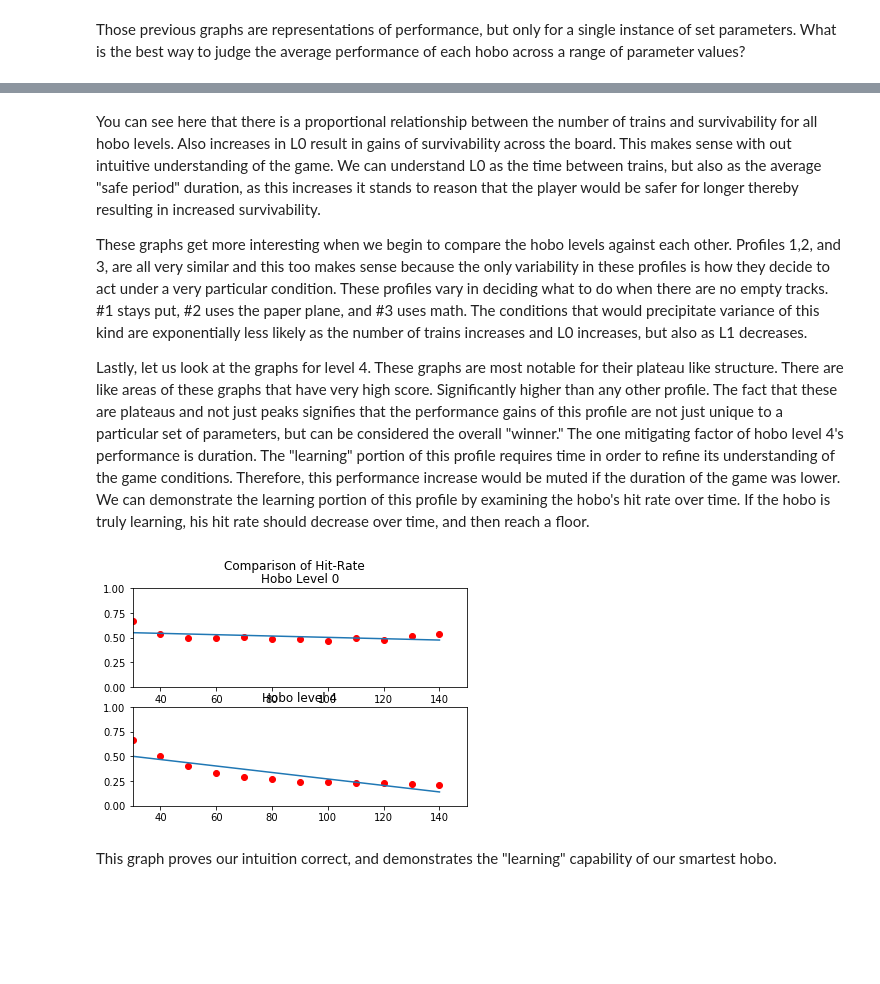
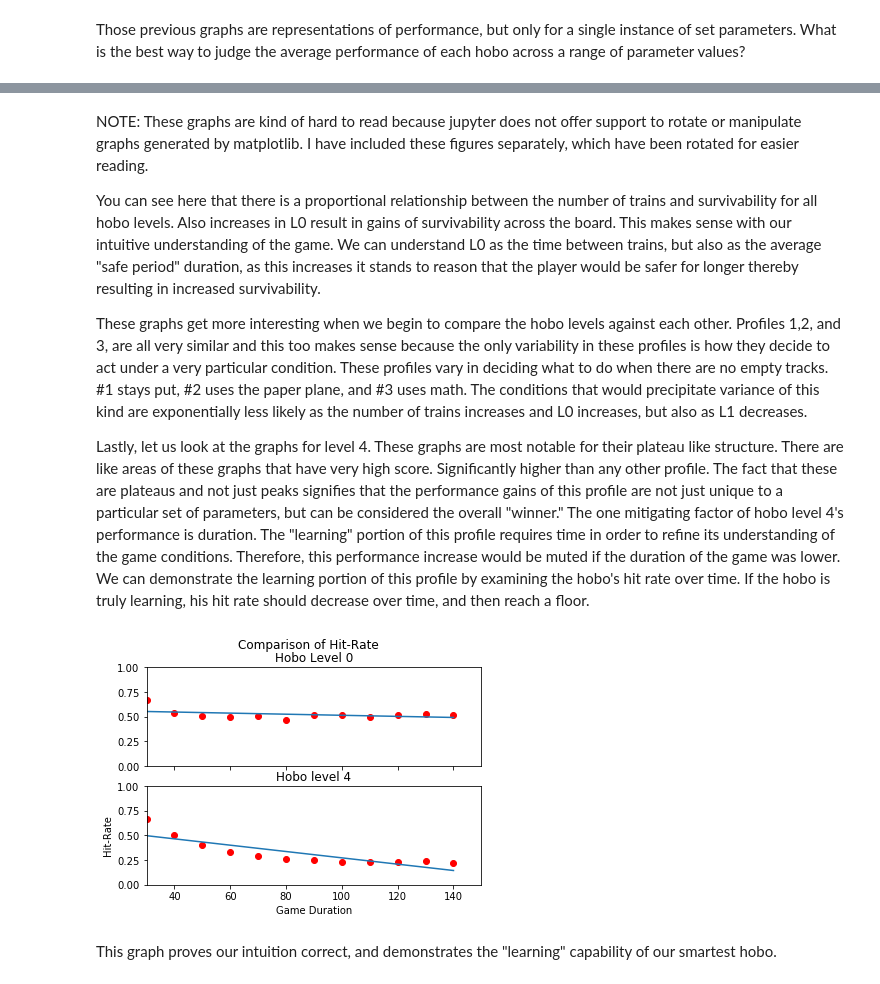
Before and after one commit to OneHandKlap/CPS406---Hobos, a Jupyter notebook: HogwartsHobos.ipynb, the cells around one changed output, grey strips where cells are left out. Drawn from its saved outputs; the diff is of its cells as text; code cells hidden in the pictures; blank space fills up the shorter version.

Commit message:
jupyter touch up

```diff
--- a/HogwartsHobos.ipynb
+++ b/HogwartsHobos.ipynb
@@ -535,5 +539,7 @@ for hoboLevel in range(5):
 # %% [markdown]
-You can see here that there is a proportional relationship between the number of trains and survivability for all hobo levels. Also increases in L0 result in gains of survivability across the board. This makes sense with out intuitive understanding of the game. We can understand L0 as the time between trains, but also as the average "safe period" duration, as this increases it stands to reason that the player would be safer for longer thereby resulting in increased survivability.
+NOTE: These graphs are kind of hard to read because jupyter does not offer support to rotate or manipulate graphs generated by matplotlib. I have included these figures separately, which have been rotated for easier reading.
+
+You can see here that there is a proportional relationship between the number of trains and survivability for all hobo levels. Also increases in L0 result in gains of survivability across the board. This makes sense with our intuitive understanding of the game. We can understand L0 as the time between trains, but also as the average "safe period" duration, as this increases it stands to reason that the player would be safer for longer thereby resulting in increased survivability.
 
 These graphs get more interesting when we begin to compare the hobo levels against each other. Profiles 1,2, and 3, are all very similar and this too makes sense because the only variability in these profiles is how they decide to act under a very particular condition. These profiles vary in deciding what to do when there are no empty tracks. #1 stays put, #2 uses the paper plane, and #3 uses math. The conditions that would precipitate variance of this kind are exponentially less likely as the number of trains increases and L0 increases, but also as L1 decreases.
 
@@ -542,36 +548,38 @@ Lastly, let us look at the graphs for level 4. These graphs are most notable for
 from numpy.polynomial.polynomial import polyfit
 results0=[]
 results4=[]
 x=[]
 for i in range (30,150,10):
     x.append(i)
     meanResult0=[]
     meanResult4=[]
     for j in range(25):
         meanResult0.append(simulateGame(7,7,5,i,0))
         meanResult4.append(simulateGame(7,7,5,i,4))
     results0.append(20/mean(meanResult0))
     results4.append(20/mean(meanResult4))
-fig,ax = plt.subplots(2)
+fig,ax = plt.subplots(2, sharex=True)
+
 fig.suptitle("Comparison of Hit-Rate")
 custom_ylim=(0,1)
 custom_xlim=(30,150)
 
 x=np.array(x)
 ax[0].plot(x,results0,'ro')
 
 ax[0].set_title("Hobo Level 0")
 b,m = polyfit(x,results0,1)
 ax[0].plot(x,b+m*x,'-')
 ax[1].plot(x,results4,'ro')
 b,m = polyfit(x,results4,1)
 ax[1].set_title("Hobo level 4")
 ax[1].plot(x,b+m*x,'-')
-
+plt.ylabel("Hit-Rate")
+plt.xlabel("Game Duration")
 plt.setp(ax, ylim=custom_ylim,xlim=custom_xlim)
 plt.show()
 # %% [output]
-[figure, old version]
+[figure, new version]
 # %% [markdown]
 This graph proves our intuition correct, and demonstrates the "learning" capability of our smartest hobo.
 # %% [markdown]
```
Also changed, not shown: parts of 4 cells of this notebook, 1 other file.
